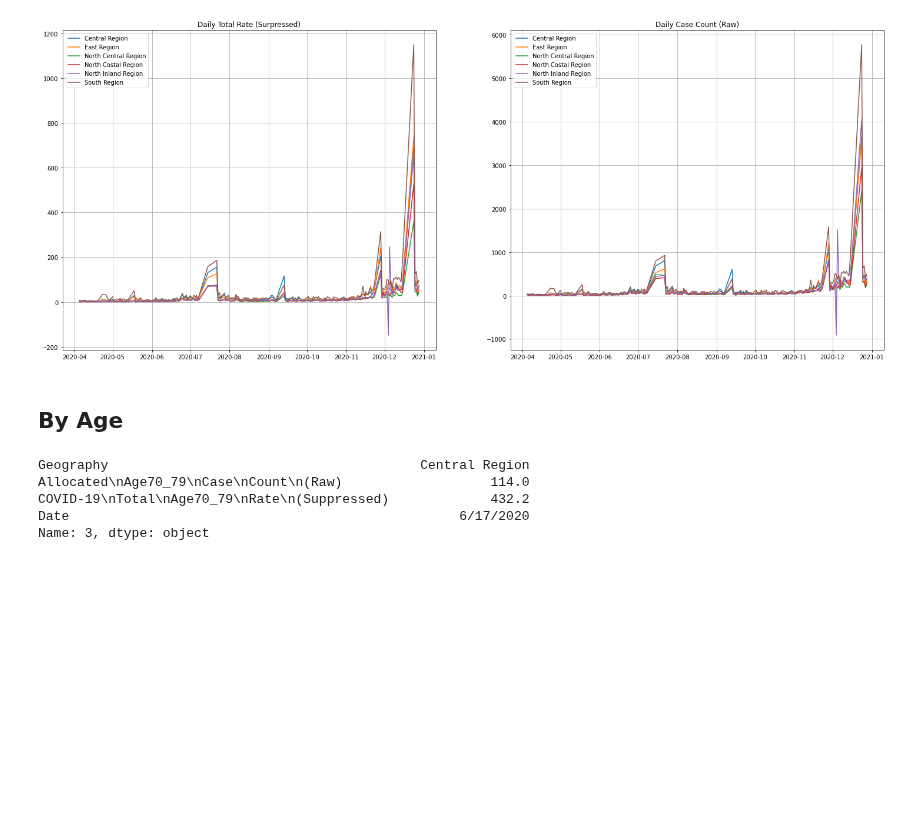
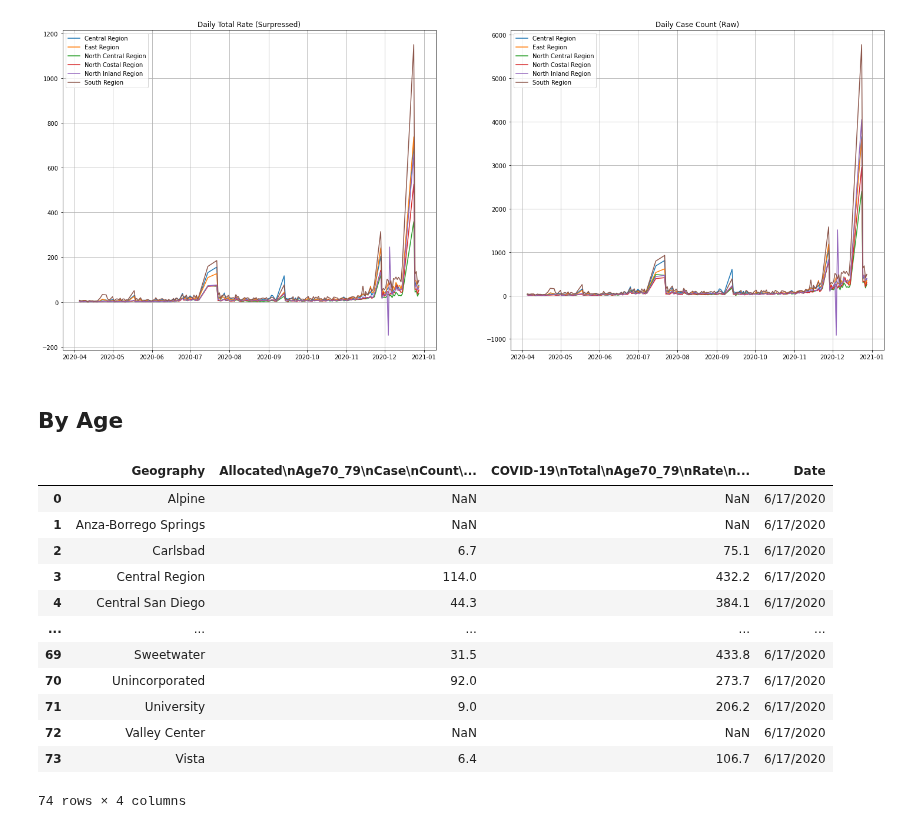
Before and after one commit to kazi0302/COVID-19-Modeling-and-Parameter-Fitting, a Jupyter notebook: Data/Data_Cleaning.ipynb, the cells around one changed output. Drawn from its saved outputs; the diff is of its cells as text; code cells hidden in the pictures; blank space fills up the shorter version.

```diff
--- a/Data/Data_Cleaning.ipynb
+++ b/Data/Data_Cleaning.ipynb
@@ -114,14 +114,3 @@ def get_file_path(dir):
     return temp
 # %%
 file_paths_age = get_file_path('/Users/kazi0302/Desktop/SDSU/MSCSDS/COVID-19-Modeling-and-Parameter-Fitting/Data/Data_unscrambled/Data_by_age')
-# %%
-t = pd.read_csv(file_paths_age[0])
-for index, row in t.iterrows():
-    if row[0] == 'Central Region':
-        print(row)
-# %% [output]
-Geography                                        Central Region
-Allocated\nAge70_79\nCase\nCount\n(Raw)                   114.0
-COVID-19\nTotal\nAge70_79\nRate\n(Suppressed)             432.2
-Date                                                  6/17/2020
-Name: 3, dtype: object
@@ -132,0 +117,16 @@ for file in file_paths_age:
+# %%
+pd.read_csv(file_paths_age[0])
+# %% [output]
+|  | Geography | Allocated\nAge70_79\nCase\nCount\... | COVID-19\nTotal\nAge70_79\nRate\n... | Date |
+| 0 | Alpine | NaN | NaN | 6/17/2020 |
+| 1 | Anza-Borrego Springs | NaN | NaN | 6/17/2020 |
+| 2 | Carlsbad | 6.7 | 75.1 | 6/17/2020 |
+| 3 | Central Region | 114.0 | 432.2 | 6/17/2020 |
+| 4 | Central San Diego | 44.3 | 384.1 | 6/17/2020 |
+| ... | ... | ... | ... | ... |
+| 69 | Sweetwater | 31.5 | 433.8 | 6/17/2020 |
+| 70 | Unincorporated | 92.0 | 273.7 | 6/17/2020 |
+| 71 | University | 9.0 | 206.2 | 6/17/2020 |
+| 72 | Valley Center | NaN | NaN | 6/17/2020 |
+| 73 | Vista | 6.4 | 106.7 | 6/17/2020 |
+74 rows × 4 columns
```
Also changed, not shown: parts of 3 cells of this notebook, 3 other files.
